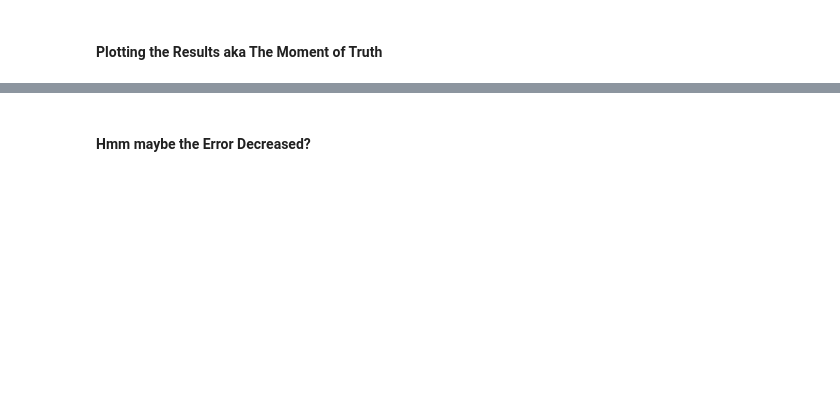
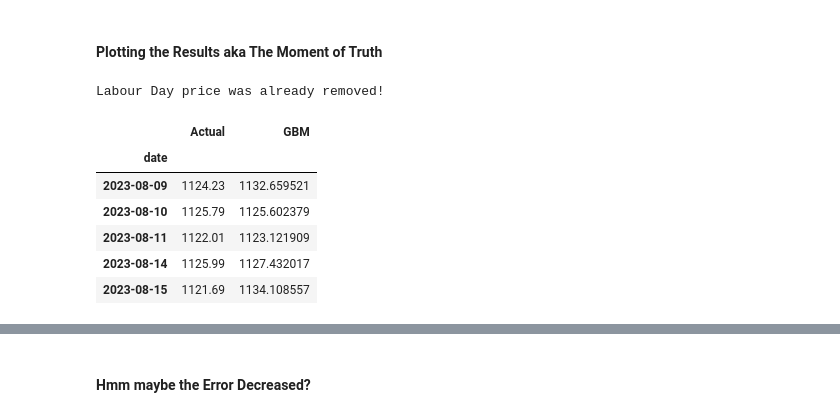
Before and after one commit to RahulG1309/MH4518, a Jupyter notebook: simulations/Black_Scholes.ipynb, the cells around one changed output, grey strips where cells are left out. Cells and saved outputs as stored; diff of their text form; code cells hidden in the pictures; blank space fills up the shorter version.

```diff
--- a/simulations/Black_Scholes.ipynb
+++ b/simulations/Black_Scholes.ipynb
@@ -482,23 +528,32 @@ for date, prices in zip(simulation_dates, backtest_windows):
 # %%
 simulation_reults = pd.DataFrame(index=simulation_dates)
 product_prices = product_prices[product_prices.index >= start_date]
 
 # For some reason the product was priced on Labour Day
 try:
     product_prices = product_prices.drop(pd.to_datetime("2023-09-04"))  # Labour day nonesense
 except:
     print("Labour Day price was already removed!")
 assert len(product_prices) == len(simulation_reults)
 
 # Gather data into a single dataframe
 simulation_reults['Actual'] = product_prices["value"]
 simulation_reults['GBM'] = GBM_expected_values
-simulation_reults['AV'] = GBM_AV_expected_values
-simulation_reults['EMS'] = GBM_EMS_expected_values
+# simulation_reults['AV'] = GBM_AV_expected_values
+# simulation_reults['EMS'] = GBM_EMS_expected_values
 # simulation_reults['CV'] = GBM_CV_expected_values
 # simulation_reults['CV_Min'] = GBM_CV_Min_expected_values
 
 simulation_reults.head()
+# %% [output]
+Labour Day price was already removed!
+|  | Actual | GBM |
+| date |  |  |
+| 2023-08-09 | 1124.23 | 1132.659521 |
+| 2023-08-10 | 1125.79 | 1125.602379 |
+| 2023-08-11 | 1122.01 | 1123.121909 |
+| 2023-08-14 | 1125.99 | 1127.432017 |
+| 2023-08-15 | 1121.69 | 1134.108557 |
 # %%
 plt.figure(figsize=(14,8))
 plt.title('Backtesting ',fontdict={"fontsize":18})
```
Also changed, not shown: parts of 8 cells of this notebook.
